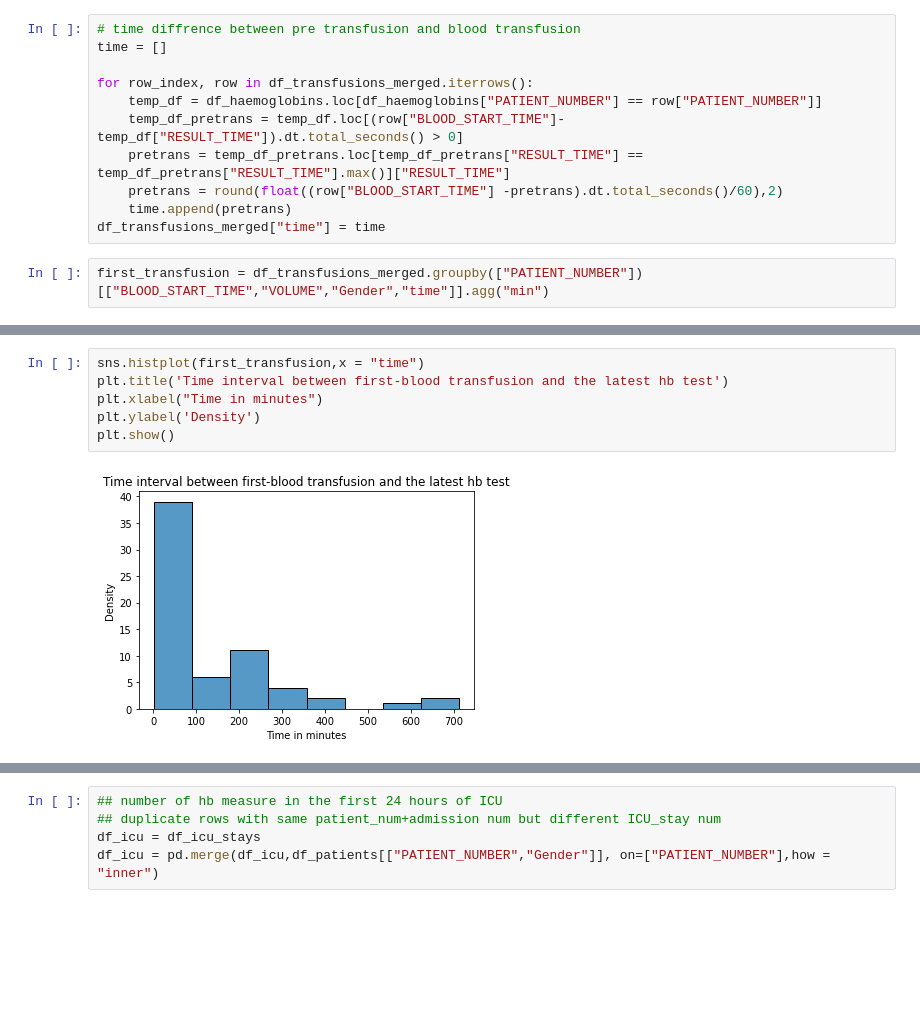
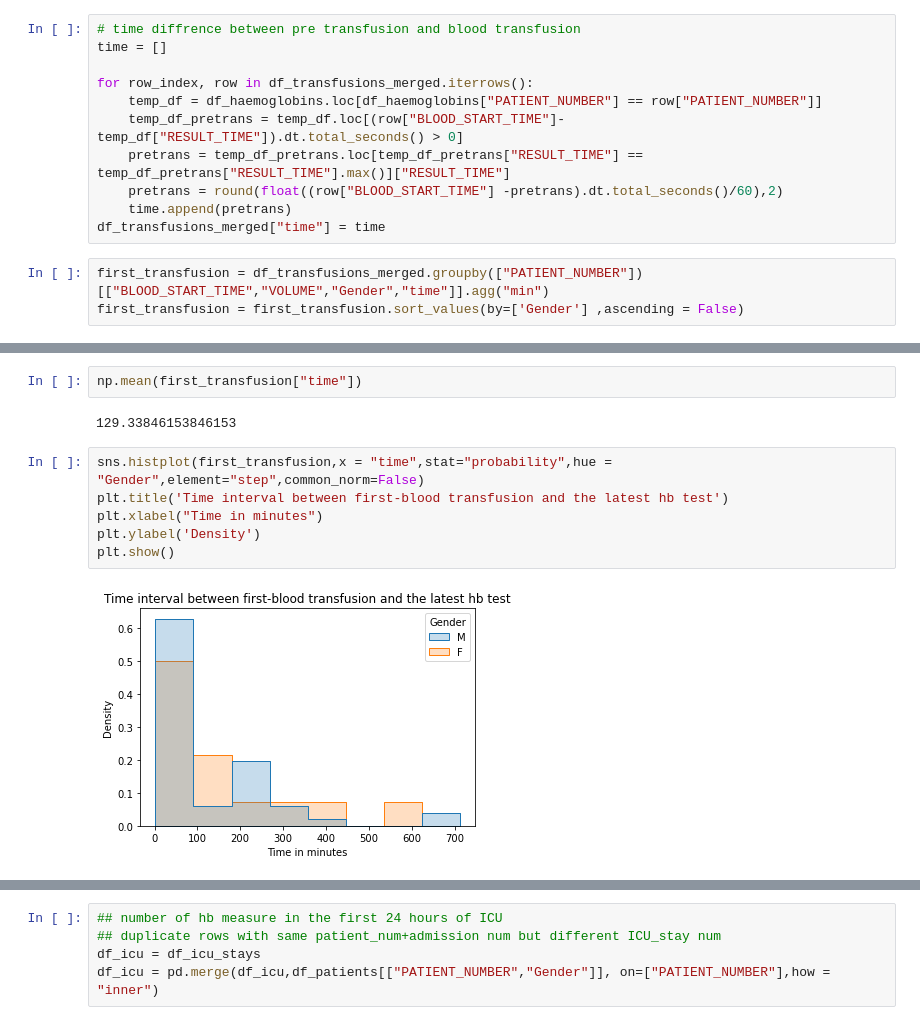
Before and after one commit to lily214754/MIMIC, a Jupyter notebook: EDA/EPIC EDA debug.ipynb, the cells around one changed output, grey strips where cells are left out. Saved outputs shown, nothing was run; the diff lists cells and outputs as text; blank space fills up the shorter version.

```diff
--- a/EDA/EPIC EDA debug.ipynb
+++ b/EDA/EPIC EDA debug.ipynb
@@ -207,3 +210,4 @@ for row_index, row in df_transfusions_merged.iterrows():
 df_transfusions_merged["time"] = time
 # %%
 first_transfusion = df_transfusions_merged.groupby(["PATIENT_NUMBER"])[["BLOOD_START_TIME","VOLUME","Gender","time"]].agg("min")
+first_transfusion = first_transfusion.sort_values(by=['Gender'] ,ascending = False)
@@ -210,8 +223,12 @@ first_transfusion = df_transfusions_merged.groupby(["PATIENT_NUMBER"])[["BLOOD_S
+# %%
+np.mean(first_transfusion["time"])
+# %% [output]
+129.33846153846153
 # %%
-sns.histplot(first_transfusion,x = "time")
+sns.histplot(first_transfusion,x = "time",stat="probability",hue = "Gender",element="step",common_norm=False)
 plt.title('Time interval between first-blood transfusion and the latest hb test')
 plt.xlabel("Time in minutes")
 plt.ylabel('Density')
 plt.show()
 # %% [output]
-[figure, old version]
+[figure, new version]
```
Also changed, not shown: parts of 13 cells of this notebook.
